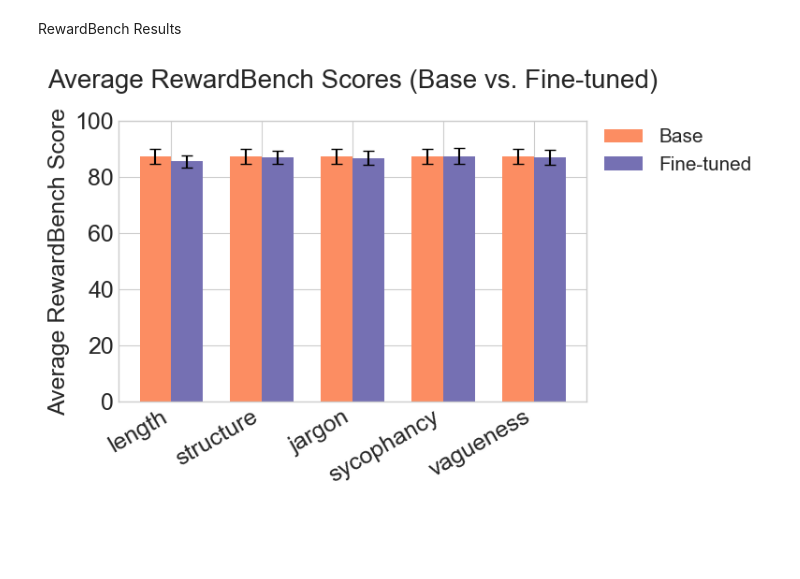
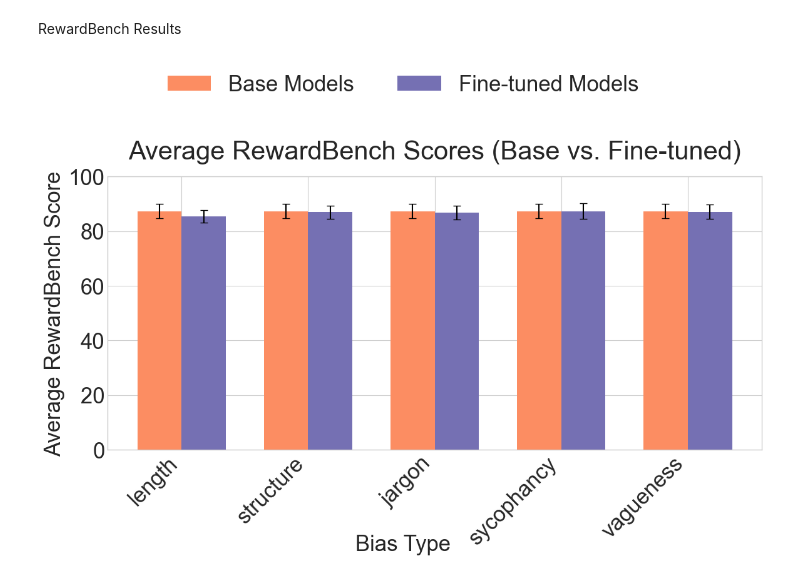
Before and after one commit to anirudhb123/Preference-Model-Biases, a Jupyter notebook: data_utils/plots/section_5/section_5.ipynb, the cells around one changed output. Saved outputs shown, nothing was run; the diff lists cells and outputs as text; code cells hidden in the pictures; blank space fills up the shorter version.

```diff
--- a/data_utils/plots/section_5/section_5.ipynb
+++ b/data_utils/plots/section_5/section_5.ipynb
@@ -68,50 +68,69 @@ df = pd.DataFrame({
 
 desired_order = ['Length','Structure','Jargon','Sycophancy','Vagueness']
 df = df.reindex(desired_order)
 biases = df.index.tolist()
 
-# === RewardBench Avg Scores Plot (vertical) ===
-fig, ax = plt.subplots(figsize=(8, 5))
+# Font size constants
+PLOT_FONTSIZE = {
+    'title': 30,
+    'label': 25,
+    'tick': 25,
+    'legend': 25,
+    'figure': 14
+}
+
+# === RewardBench Avg Scores Plot (single plot version) ===
+fig = plt.figure(figsize=(12, 8))
+gs = fig.add_gridspec(nrows=2, ncols=1, height_ratios=[0.15, 1])  # Adjusted space for legend
+plt.subplots_adjust(top=0.85, bottom=0.12)  # Increased bottom margin for x-axis label
+
+ax = fig.add_subplot(gs[1, 0])
 x = np.arange(len(biases))
 width = 0.35
 
 # Base Avg bars
 ax.bar(x - width/2,
        df['Base Avg'],
        width,
        yerr=base_errs,
        capsize=4,
-       label='Base',
+       label='Base Models',
        color=cmap(1))
 # Pert Avg bars
 ax.bar(x + width/2,
        df['Pert Avg'],
        width,
        yerr=pert_errs,
        capsize=4,
-       label='Fine-tuned',
+       label='Fine-tuned Models',
        color=cmap(2))
 
 ax.set_xticks(x)
-ax.set_xticklabels([b.lower() for b in biases], rotation=30, ha='right')
-ax.set_ylabel('Average RewardBench Score')
-ax.set_title('Average RewardBench Scores (Base vs. Fine-tuned)', pad=25)
+ax.set_xticklabels([b.lower() for b in biases], rotation=45, ha='right', fontsize=PLOT_FONTSIZE['tick'])
+ax.set_ylabel('Average RewardBench Score', fontsize=PLOT_FONTSIZE['label'])
+ax.set_title('Average RewardBench Scores (Base vs. Fine-tuned)', pad=20, fontsize=PLOT_FONTSIZE['title'])
+ax.tick_params(axis='y', labelsize=PLOT_FONTSIZE['tick'])
+ax.set_ylim(0, 100)
 
-# Move legend outside
-ax.legend(loc='upper left', bbox_to_anchor=(1.02, 1), borderaxespad=0)
+# Get legend handles and labels
+handles, labels = ax.get_legend_handles_labels()
 
-# Give extra room for labels & legend
-fig.subplots_adjust(bottom=0.3, right=0.75)
+# Place centered legend above title
+fig.legend(handles, labels,
+          loc='upper center',
+          bbox_to_anchor=(0.5, 1.02),
+          ncol=len(labels),
+          frameon=False,
+          fontsize=PLOT_FONTSIZE['legend'])
+
+# Add "Bias Type" x-axis label moved further down (y-position reduced from 0.05 to 0.03)
+fig.text(0.5, 0.03, 'Bias Type', ha='center', fontsize=PLOT_FONTSIZE['label'])
+
 plt.tight_layout()
-
-# Optionally adjust y-limits to pad top/bottom
-plt.ylim(0, 100)
-
-# Save as PDF
 plt.savefig('rewardbench_avg_scores.pdf', dpi=300, bbox_inches='tight')
 plt.show()
 # %% [output]
-[figure, old version]
+[figure, new version]
 # %%
 import json
 import pandas as pd
```
Also changed, not shown: parts of 2 cells of this notebook, 15 other files.
